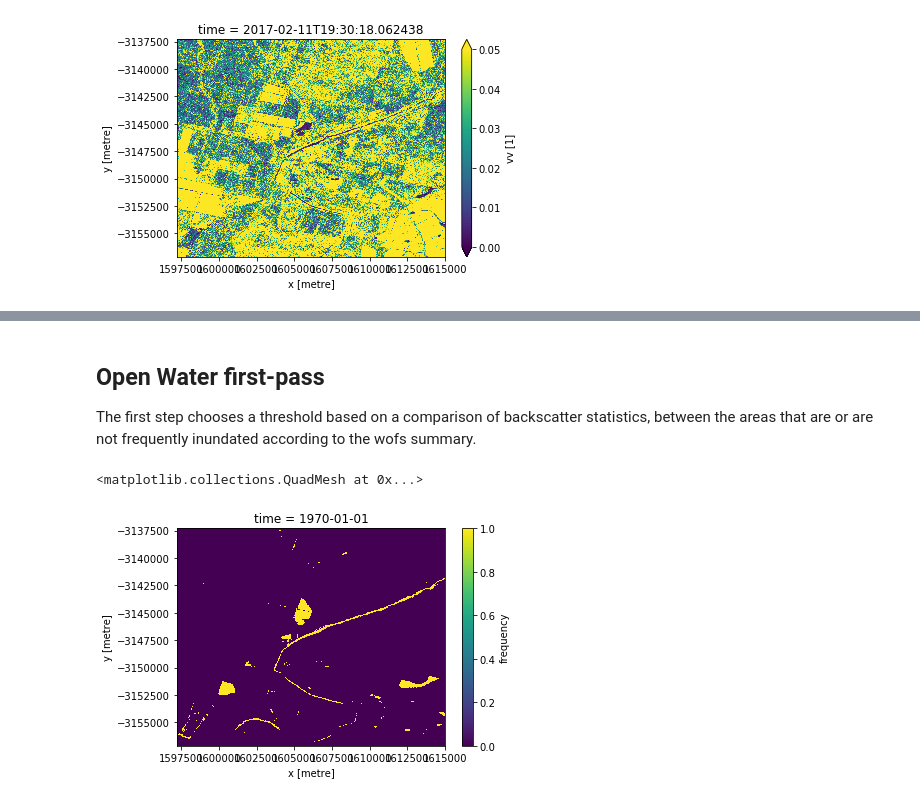
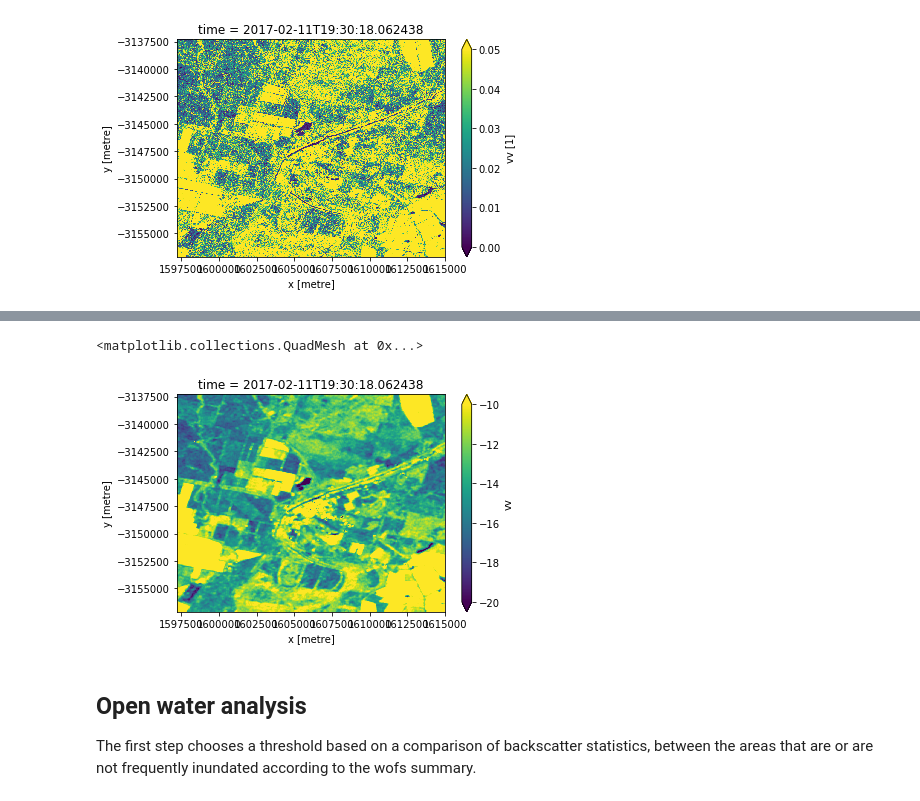
Before and after one commit to GeoscienceAustralia/dea-sar-flood-veg, a Jupyter notebook: notebooks/Example.ipynb, the cells around one changed output, grey strips where cells are left out. Cells and saved outputs as stored; diff of their text form; code cells hidden in the pictures.

```diff
--- a/notebooks/Example.ipynb
+++ b/notebooks/Example.ipynb
@@ -45,11 +73,10 @@ sar.vv.plot(vmin=0, vmax=0.05)
+# %%
+db = 10 * np.log10(filtered)
+db.plot(vmin=-20, vmax=-10)
+# %% [output]
+<matplotlib.collections.QuadMesh at 0x...>
+[figure, added]
 # %% [markdown]
-## Open Water first-pass
+## Open water analysis
 
 The first step chooses a threshold based on a comparison of backscatter statistics, between the areas that are or are not frequently inundated according to the wofs summary.
-# %%
-wofs_threshold = 0.3
-open_water_expected = wofs_summary.frequency > wofs_threshold
-open_water_expected.plot()
-# %% [output]
-<matplotlib.collections.QuadMesh at 0x...>
-[figure, removed]
```
Also changed, not shown: parts of 11 cells of this notebook.
